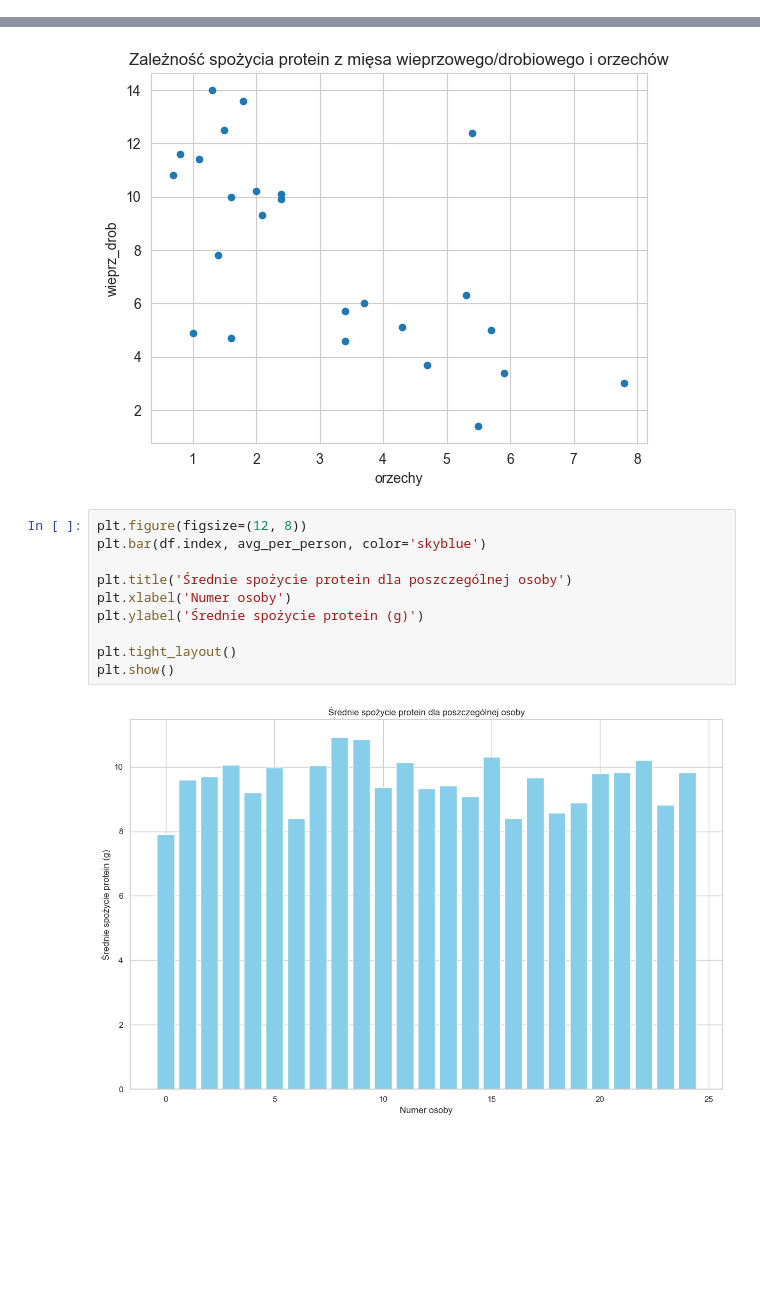
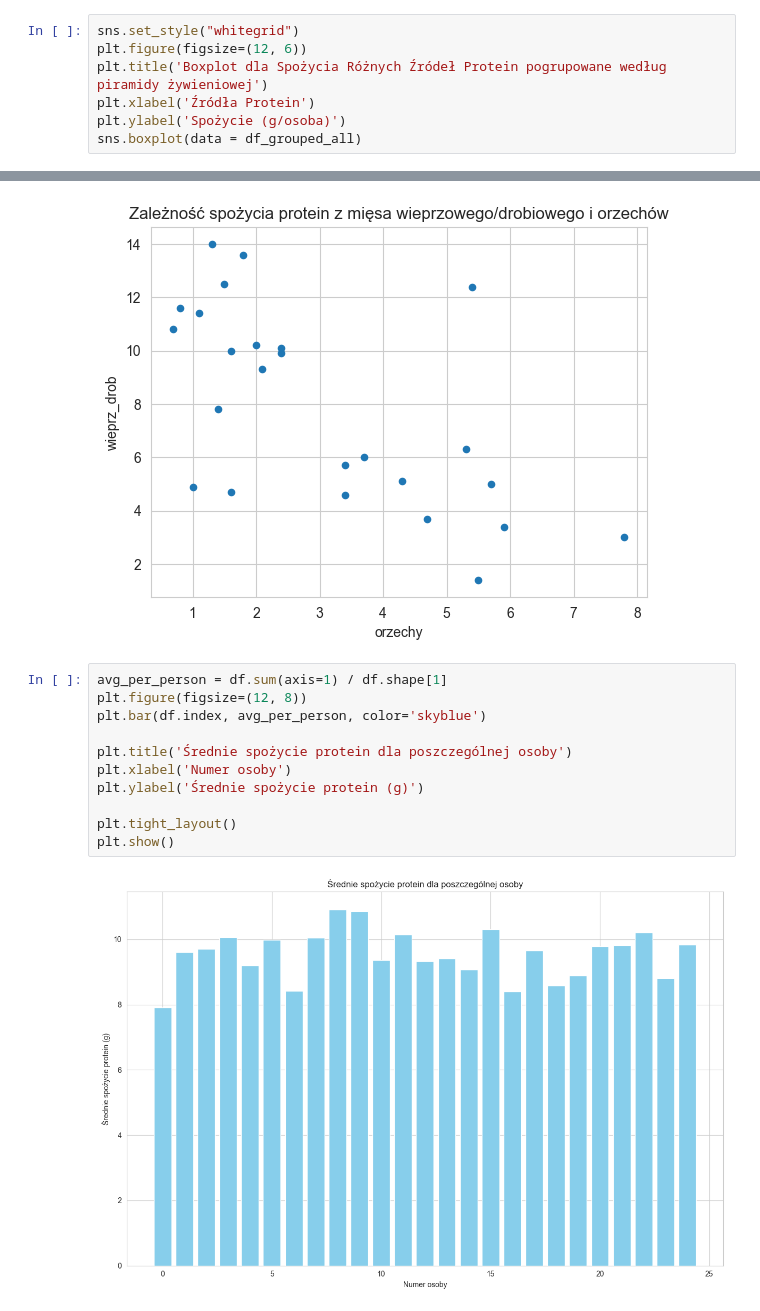
Before and after one commit to dzebrowskii/Protein_analysis, a Jupyter notebook: protein_analysis.ipynb, the cells around one changed output, grey strips where cells are left out. Cells and saved outputs as stored; diff of their text form; blank space fills up the shorter version.

```diff
--- a/protein_analysis.ipynb
+++ b/protein_analysis.ipynb
@@ -158,3 +325,10 @@ sns.boxplot(data = df)
 # %% [output]
 <Axes: title={'center': 'Boxplot dla Spożycia Różnych Źródeł Protein'}, xlabel='Źródła Protein', ylabel='Spożycie (g/osoba)'>
 [figure]
+# %%
+sns.set_style("whitegrid")
+plt.figure(figsize=(12, 6))
+plt.title('Boxplot dla Spożycia Różnych Źródeł Protein pogrupowane według piramidy żywieniowej')
+plt.xlabel('Źródła Protein')
+plt.ylabel('Spożycie (g/osoba)')
+sns.boxplot(data = df_grouped_all)
@@ -257,14 +491,15 @@ orzechy        -0.634962  1.000000
 Text(0.5, 1.0, 'Zależność spożycia protein z mięsa wieprzowego/drobiowego i orzechów')
 [figure]
 # %%
+avg_per_person = df.sum(axis=1) / df.shape[1]
 plt.figure(figsize=(12, 8))
 plt.bar(df.index, avg_per_person, color='skyblue')
 
 plt.title('Średnie spożycie protein dla poszczególnej osoby')
 plt.xlabel('Numer osoby')
 plt.ylabel('Średnie spożycie protein (g)')
 
 plt.tight_layout()
 plt.show()
 # %% [output]
-[figure, old version]
+[figure, new version]
```
Also changed, not shown: parts of 24 cells of this notebook, 1 other file.
